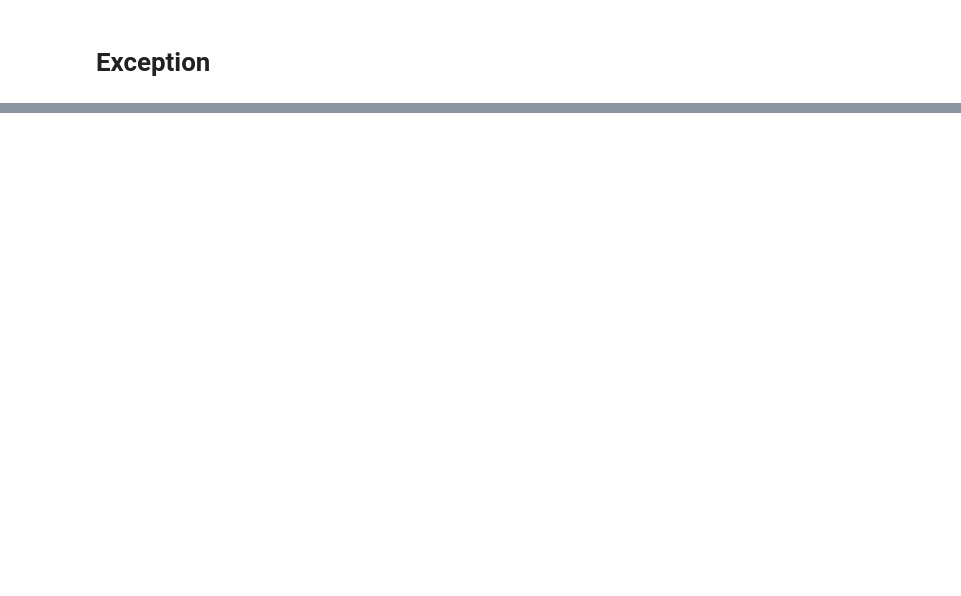
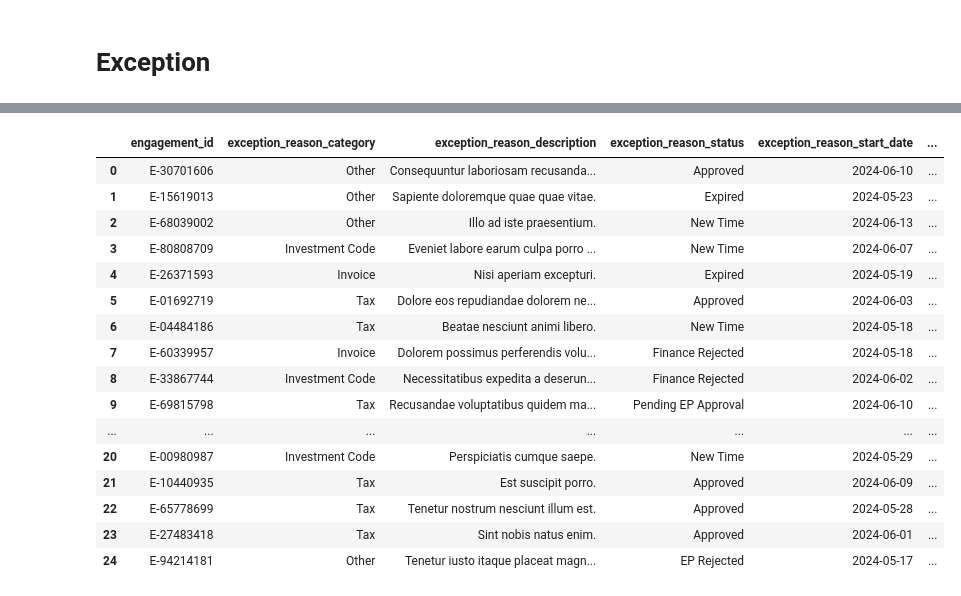
Before and after one commit to solstice035/outreachOptimisation, a Jupyter notebook: inputData/fakerData.ipynb, the cells around one changed output, grey strips where cells are left out. Cells and saved outputs as stored; diff of their text form; code cells hidden in the pictures; blank space fills up the shorter version.

```diff
--- a/inputData/fakerData.ipynb
+++ b/inputData/fakerData.ipynb
@@ -176,2 +210,75 @@ df_exception.to_excel("./dummyData/test_exceptionData.xlsx", index=False)
+# %%
+# Sample engagement_id from df_engagement
+engagement_id = df_engagement['engagement_id'].sample(n=50).tolist()
+
+# Define columns for exception data
+columns = [
+    'engagement_id',
+    'exception_reason_category',
+    'exception_reason_description',
+    'exception_reason_status',
+    'exception_reason_start_date',
+    'exception_reason_status_user',
+    'exception_reason_status_user_gui',
+    'exception_reason_status_user_email'
+]
+
+# Generate exception data
+data = [
+    [
+        eid,
+        random.choice(["Tax", "Investment Code", "Invoice", "Other"]),
+        fake.sentence(),
+        random.choice(["Pending EP Approval", "Pending Finance Approval", "Approved", "Finance Rejected", "EP Rejected", "Expired", "New Time"]),
+        fake.date_between(start_date='-4w', end_date='today'),
+        f"{fake.last_name()}, {fake.first_name()}",
+        fake.unique.pystr_format("#######"),
+        fake.safe_email()
+    ]
+    for eid in engagement_id
+]
+
+# Create DataFrame
+df_exception = pd.DataFrame(data, columns=columns)
+
+# Define schema for exception data
+exception_schema = {
+    'engagement_id': 'CHAR(10)',
+    'exception_reason_category': 'TEXT',
+    'exception_reason_description': 'TEXT',
+    'exception_reason_status': 'TEXT',
+    'exception_reason_start_date': 'DATE',
+    'exception_reason_status_user': 'TEXT',
+    'exception_reason_status_user_gui': 'CHAR(7)',
+    'exception_reason_status_user_email': 'TEXT'
+}
+
+# Save DataFrame to an Excel file
+file_name = f"test_exception_data.xlsx"
+df_exception.to_excel(f"./{dir_name}/{file_name}", index=False)
+
+# Load data to the database (uncomment the line below when the function is available)
+# load_data_to_db(df_exception, 'exception', exception_schema)
+
+# Display the first 25 rows of the DataFrame
+df_exception.head(25)
+# %% [output]
+|  | engagement_id | exception_reason_category | exception_reason_description | exception_reason_status | exception_reason_start_date | ... |
+| 0 | E-30701606 | Other | Consequuntur laboriosam recusanda... | Approved | 2024-06-10 | ... |
+| 1 | E-15619013 | Other | Sapiente doloremque quae quae vitae. | Expired | 2024-05-23 | ... |
+| 2 | E-68039002 | Other | Illo ad iste praesentium. | New Time | 2024-06-13 | ... |
+| 3 | E-80808709 | Investment Code | Eveniet labore earum culpa porro ... | New Time | 2024-06-07 | ... |
+| 4 | E-26371593 | Invoice | Nisi aperiam excepturi. | Expired | 2024-05-19 | ... |
+| 5 | E-01692719 | Tax | Dolore eos repudiandae dolorem ne... | Approved | 2024-06-03 | ... |
+| 6 | E-04484186 | Tax | Beatae nesciunt animi libero. | New Time | 2024-05-18 | ... |
+| 7 | E-60339957 | Invoice | Dolorem possimus perferendis volu... | Finance Rejected | 2024-05-18 | ... |
+| 8 | E-33867744 | Investment Code | Necessitatibus expedita a deserun... | Finance Rejected | 2024-06-02 | ... |
+| 9 | E-69815798 | Tax | Recusandae voluptatibus quidem ma... | Pending EP Approval | 2024-06-10 | ... |
+| ... | ... | ... | ... | ... | ... | ... |
+| 20 | E-00980987 | Investment Code | Perspiciatis cumque saepe. | New Time | 2024-05-29 | ... |
+| 21 | E-10440935 | Tax | Est suscipit porro. | Approved | 2024-06-09 | ... |
+| 22 | E-65778699 | Tax | Tenetur nostrum nesciunt illum est. | Approved | 2024-05-28 | ... |
+| 23 | E-27483418 | Tax | Sint nobis natus enim. | Approved | 2024-06-01 | ... |
+| 24 | E-94214181 | Other | Tenetur iusto itaque placeat magn... | EP Rejected | 2024-05-17 | ... |
 # %%
 # Sample 25 unique engagement IDs
```
Also changed, not shown: parts of 13 cells of this notebook.
